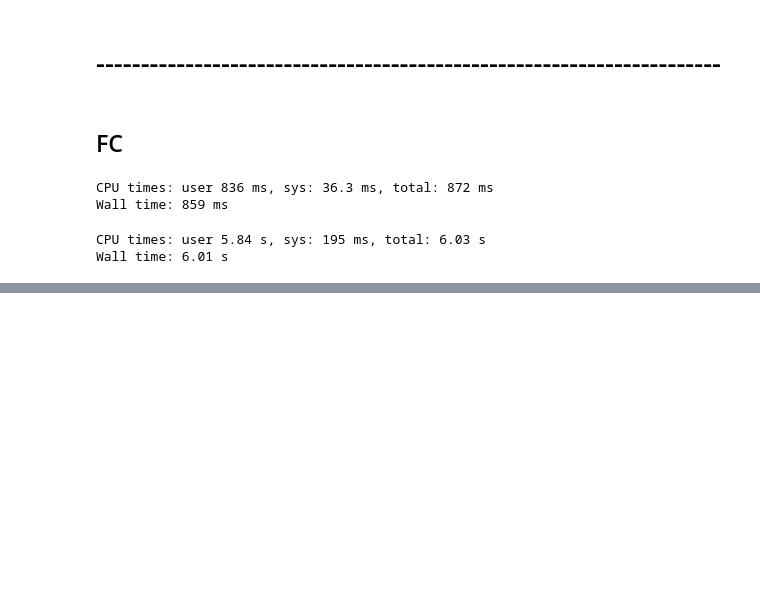
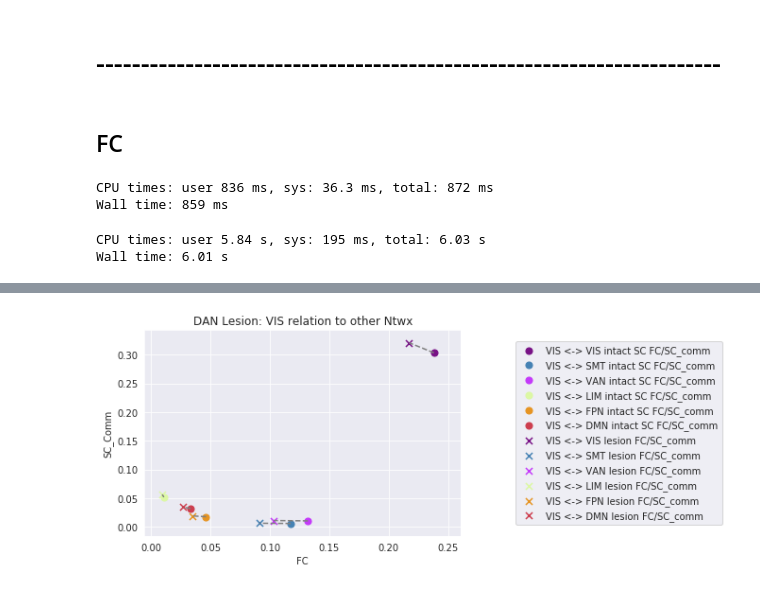
Before and after one commit to Shreyder93/whobpyt, a Jupyter notebook: scratch/Communicability_vs_FC_between_ntwx.ipynb, the cells around one changed output, grey strips where cells are left out. Drawn from its saved outputs; the diff is of its cells as text; code cells hidden in the pictures; blank space fills up the shorter version.

```diff
--- a/scratch/Communicability_vs_FC_between_ntwx.ipynb
+++ b/scratch/Communicability_vs_FC_between_ntwx.ipynb
@@ -993,20 +1087,0 @@ for i in range(7):
-# %%
-for i in range(7):
-
-    if i !=2:
-
-        ntwx_difference = [a-b for a,b in zip(og_whobpyt_outer_to_other_ntwx[i],fc_dan_lesion_outer_to_other_ntwx[i])]
-        sc_comm_difference = [c-d for c,d in zip(intact_sc_between_other_ntwx[i],dan_lesion_between_other_ntwx[i])]
-
-        sc_comm_difference = [value*100 for value in sc_comm_difference]
-
-        del ntwx_difference[2]
-        del sc_comm_difference[2]
-
-        fig, ax = plt.subplots()
-        ax.scatter(ntwx_difference, sc_comm_difference)
-
-        print(np.corrcoef(ntwx_difference, sc_comm_difference)[0][1])
-
-        del ntwx_difference
-        del sc_comm_difference
@@ -1025,0 +1088,64 @@ for i in range(7):
+# %%
+for i in range(7):
+
+    if i !=2:
+
+        x_coords = og_whobpyt_outer_to_other_ntwx[i]
+
+        y_coords = intact_sc_between_other_ntwx[i]
+
+        x_coords_1 = fc_dan_lesion_outer_to_other_ntwx[i]
+
+        y_coords_1 = dan_lesion_between_other_ntwx[i]
+
+        sns.set_style('darkgrid')
+
+        # Remove the 3rd value from each list
+        x_coords = x_coords[:2] + x_coords[3:]
+        y_coords = y_coords[:2] + y_coords[3:]
+        x_coords_1 = x_coords_1[:2] + x_coords_1[3:]
+        y_coords_1 = y_coords_1[:2] + y_coords_1[3:]
+
+        ntwx_hex_codes2 = ntwx_hex_codes[:2] + ntwx_hex_codes[3:]
+        Ntwx_labels2 = Ntwx_labels[:2] + Ntwx_labels[3:]
+
+        y_coords = [value*10 for value in y_coords] # 'x10' for clarity
+        y_coords_1 = [value*10 for value in y_coords_1] # 'x10' for clarity
+
+        # Calculate the slope of each line and store it in a list
+        slopes = []
+        for (x1, y1, x2, y2) in zip(x_coords, y_coords, x_coords_1, y_coords_1):
+            slope = (y2 - y1) / (x2 - x1)
+            slopes.append(slope)
+
+        # Create a scatter plot for x_coords/y_coords and x_coords_1/y_coords_1
+#         plt.scatter(x_coords, y_coords, label='intact SC FC/intact SC SC_comm', marker='o', color=ntwx_hex_codes2[i], s=50)
+#         plt.scatter(x_coords_1, y_coords_1, label='{0}_lesion FC/{0}_lesion SC_comm', marker='x', color=ntwx_hex_codes2[i], s=50)
+
+        # Create a scatter plot for x_coords/y_coords and x_coords_1/y_coords_1 with different colors
+        for k, (x, y) in enumerate(zip(x_coords, y_coords)):
+            plt.scatter(x, y, label='{0} <-> {1} intact SC FC/SC_comm'.format(Ntwx_labels[i],Ntwx_labels2[k]), marker='o', color=ntwx_hex_codes2[k], s=50)
+        for k, (x, y) in enumerate(zip(x_coords_1, y_coords_1)):
+            plt.scatter(x, y, label='{0} <-> {1} lesion FC/SC_comm'.format(Ntwx_labels[i],Ntwx_labels2[k]), marker='x', color=ntwx_hex_codes2[k], s=50)
+
+        # Draw lines between the points
+        for x1, y1, x2, y2 in zip(x_coords, y_coords, x_coords_1, y_coords_1):
+            plt.plot([x1, x2], [y1, y2], color='gray', linestyle='--')
+
+        # Set labels and legend
+        plt.xlabel('FC')
+        plt.ylabel('SC_Comm')
+        plt.legend(bbox_to_anchor=[1.5, 0.5], loc='center')
+
+        # Set plot title
+        plt.title('DAN Lesion: {0} relation to other Ntwx'.format(Ntwx_labels[i]))
+
+        # Show the plot
+        plt.grid(True)
+        plt.show()
+
+        # Display the slopes
+        for j, slope in enumerate(slopes):
+            print("Slope b/w INTACT & DAN lesion FC/SC_comm for {0} <-> {1} = ".format(Ntwx_labels[i], Ntwx_labels2[j]), slope)
+# %% [output]
+[figure, added]
```
Also changed, not shown: parts of 30 cells of this notebook.
